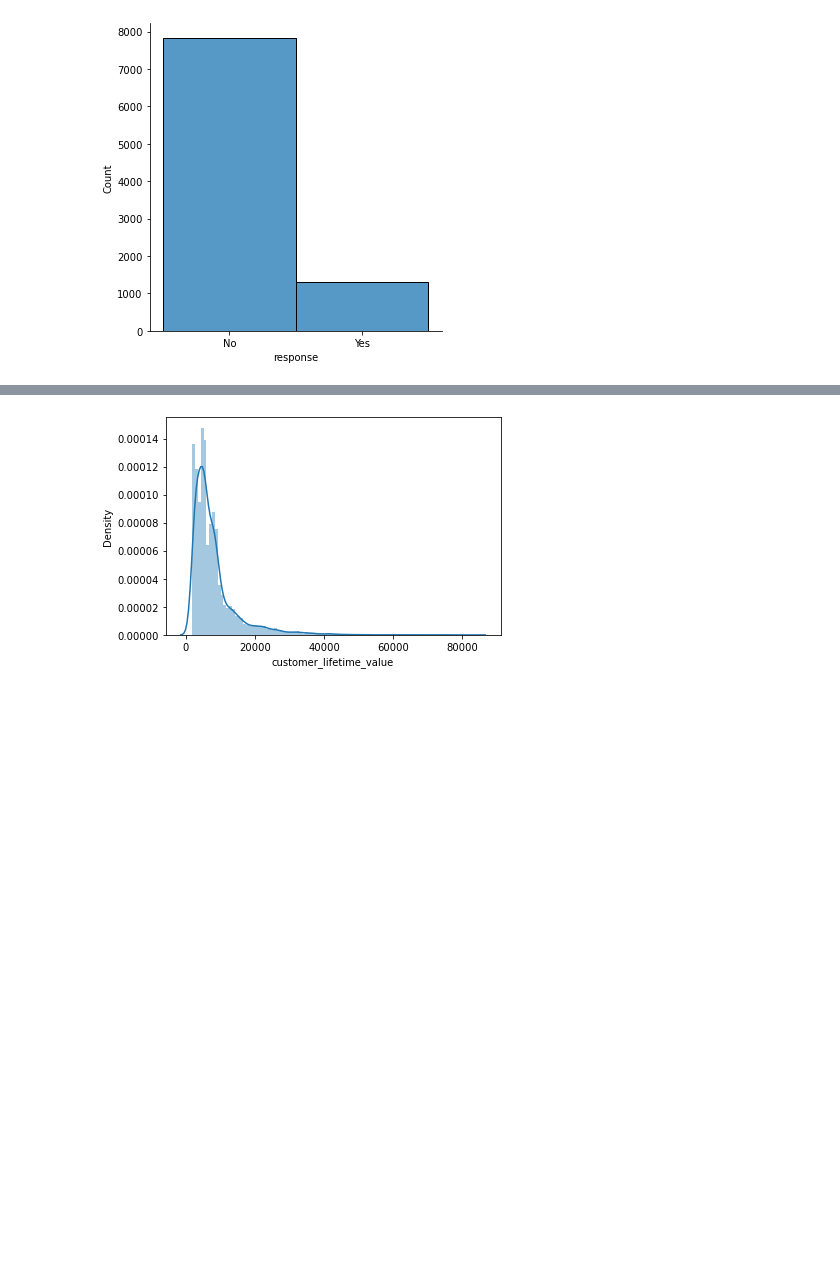
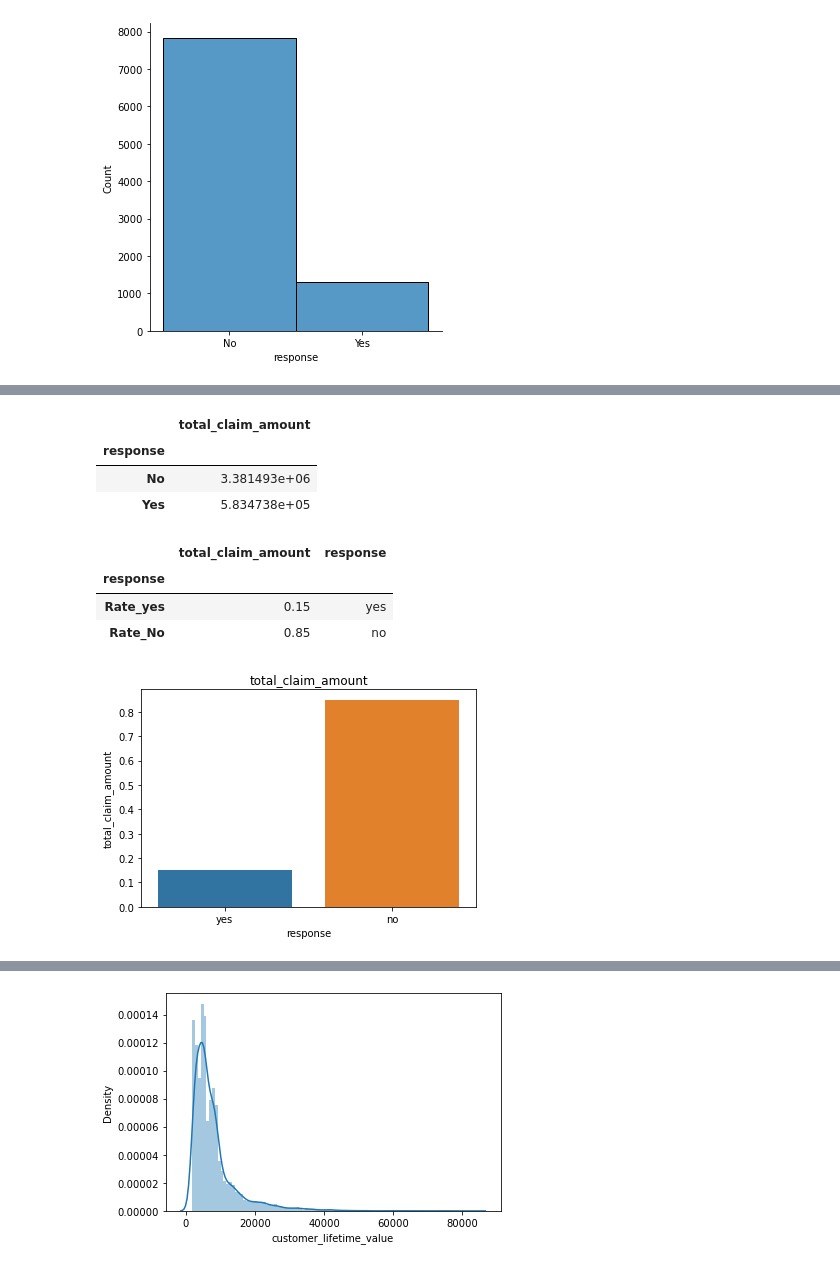
Before and after one commit to Mojgunsh/Exercise, a Jupyter notebook: Week1/customer-analysis-round-5.ipynb, the cells around one changed output, grey strips where cells are left out. Saved outputs shown, nothing was run; the diff lists cells and outputs as text; code cells hidden in the pictures; blank space fills up the shorter version.

```diff
--- a/Week1/customer-analysis-round-5.ipynb
+++ b/Week1/customer-analysis-round-5.ipynb
@@ -212,2 +272,28 @@ plt.show()
+# %%
+test1=mk_data_clean[['response','total_claim_amount']]
+r_c = pd.DataFrame(test1.groupby(['response']).sum())
+display(r_c)
+r_c=pd.DataFrame(r_c.T)
+r_c['Rate_yes']=round(r_c['Yes']/(r_c['No']+r_c['Yes']),2)
+r_c['Rate_No']=round(r_c['No']/(r_c['No']+r_c['Yes']),2)
+r_c=r_c.drop(['No','Yes'], axis=1)
+r_c=pd.DataFrame(r_c.T)
+r_c['response']='yes'
+r_c.iloc[1,1]='no'
+display(r_c)
+sns.barplot(data=r_c, x='response',y='total_claim_amount')
+plt.title('total_claim_amount')
+plt.show()
+plt.show()
+# %% [output]
+|  | total_claim_amount |
+| response |  |
+| No | 3.381493e+06 |
+| Yes | 5.834738e+05 |
+|  | total_claim_amount | response |
+| response |  |  |
+| Rate_yes | 0.15 | yes |
+| Rate_No | 0.85 | no |
+[figure, added]
 # %%
 #Show a plot of the response rate by income.
```
Also changed, not shown: parts of 10 cells of this notebook.
